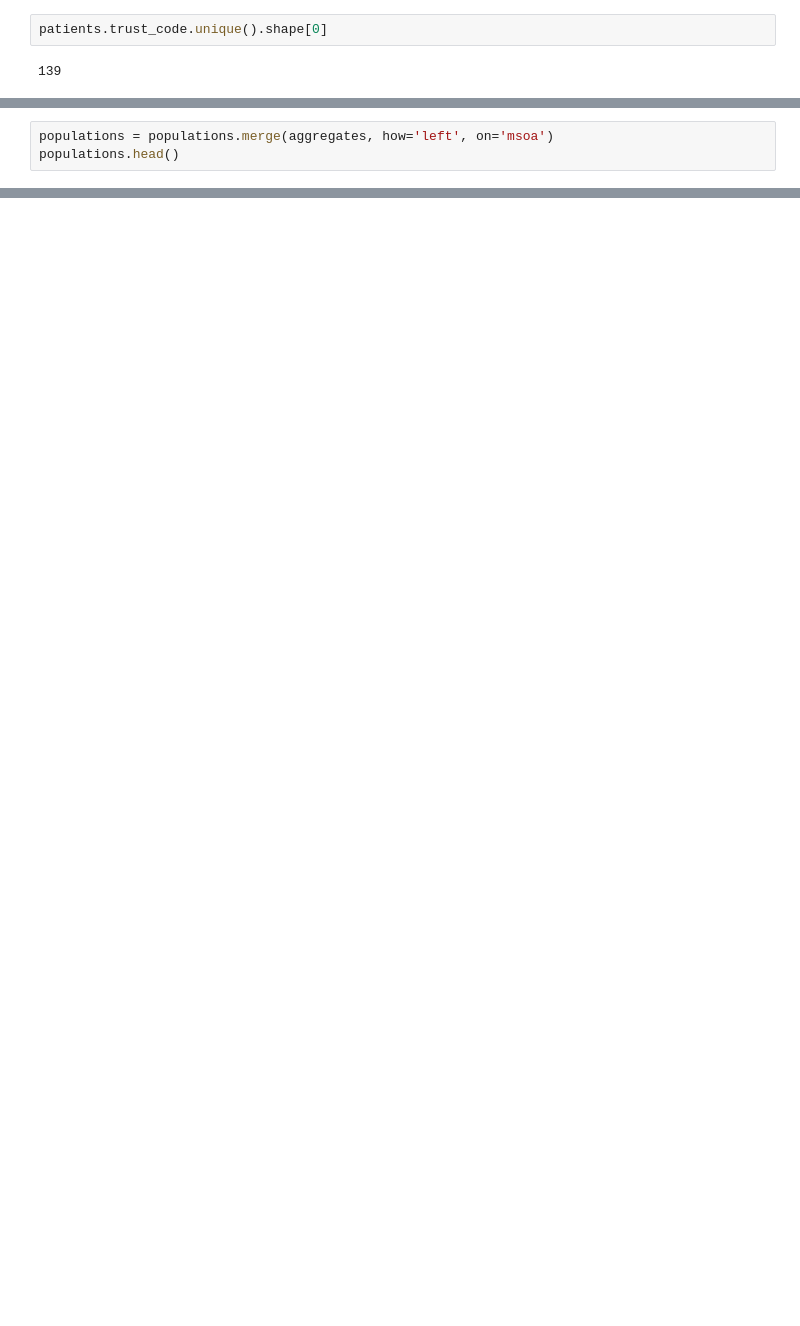
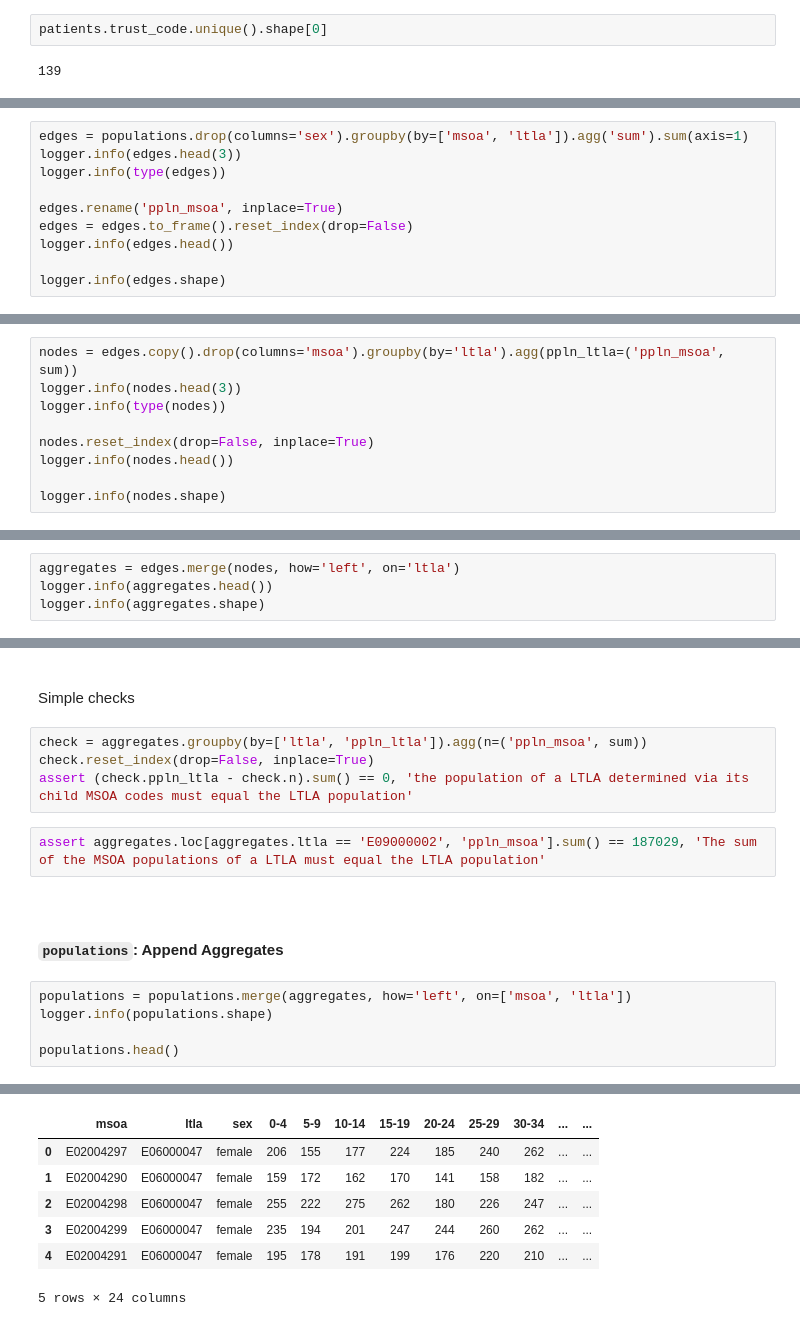
Before and after one commit to premodelling/infections, a Jupyter notebook: notebooks/catchment.ipynb, the cells around one changed output, grey strips where cells are left out. Cells and saved outputs as stored; diff of their text form; blank space fills up the shorter version.

```diff
--- a/notebooks/catchment.ipynb
+++ b/notebooks/catchment.ipynb
@@ -128,3 +133,0 @@ Append Aggregates to `populations`
-# %%
-populations = populations.merge(aggregates, how='left', on='msoa')
-populations.head()
@@ -255,0 +145,10 @@ test
+# %%
+edges = populations.drop(columns='sex').groupby(by=['msoa', 'ltla']).agg('sum').sum(axis=1)
+logger.info(edges.head(3))
+logger.info(type(edges))
+
+edges.rename('ppln_msoa', inplace=True)
+edges = edges.to_frame().reset_index(drop=False)
+logger.info(edges.head())
+
+logger.info(edges.shape)
@@ -255,0 +178,9 @@ test
+# %%
+nodes = edges.copy().drop(columns='msoa').groupby(by='ltla').agg(ppln_ltla=('ppln_msoa', sum))
+logger.info(nodes.head(3))
+logger.info(type(nodes))
+
+nodes.reset_index(drop=False, inplace=True)
+logger.info(nodes.head())
+
+logger.info(nodes.shape)
@@ -255,0 +210,4 @@ test
+# %%
+aggregates = edges.merge(nodes, how='left', on='ltla')
+logger.info(aggregates.head())
+logger.info(aggregates.shape)
@@ -255,0 +226,21 @@ test
+# %% [markdown]
+<br>
+
+Simple checks
+# %%
+check = aggregates.groupby(by=['ltla', 'ppln_ltla']).agg(n=('ppln_msoa', sum))
+check.reset_index(drop=False, inplace=True)
+assert (check.ppln_ltla - check.n).sum() == 0, 'the population of a LTLA determined via its child MSOA codes must equal the LTLA population'
+# %%
+assert aggregates.loc[aggregates.ltla == 'E09000002', 'ppln_msoa'].sum() == 187029, 'The sum of the MSOA populations of a LTLA must equal the LTLA population'
+# %% [markdown]
+<br>
+<br>
+
+**`populations`: Append Aggregates**
+# %%
+populations = populations.merge(aggregates, how='left', on=['msoa', 'ltla'])
+logger.info(populations.shape)
+
+populations.head()
+# %% [output]
@@ -255,0 +249,7 @@ test
+|  | msoa | ltla | sex | 0-4 | 5-9 | 10-14 | 15-19 | 20-24 | 25-29 | 30-34 | ... | ... |
+| 0 | E02004297 | E06000047 | female | 206 | 155 | 177 | 224 | 185 | 240 | 262 | ... | ... |
+| 1 | E02004290 | E06000047 | female | 159 | 172 | 162 | 170 | 141 | 158 | 182 | ... | ... |
+| 2 | E02004298 | E06000047 | female | 255 | 222 | 275 | 262 | 180 | 226 | 247 | ... | ... |
+| 3 | E02004299 | E06000047 | female | 235 | 194 | 201 | 247 | 244 | 260 | 262 | ... | ... |
+| 4 | E02004291 | E06000047 | female | 195 | 178 | 191 | 199 | 176 | 220 | 210 | ... | ... |
+5 rows × 24 columns
```
Also changed, not shown: parts of 75 cells of this notebook.
